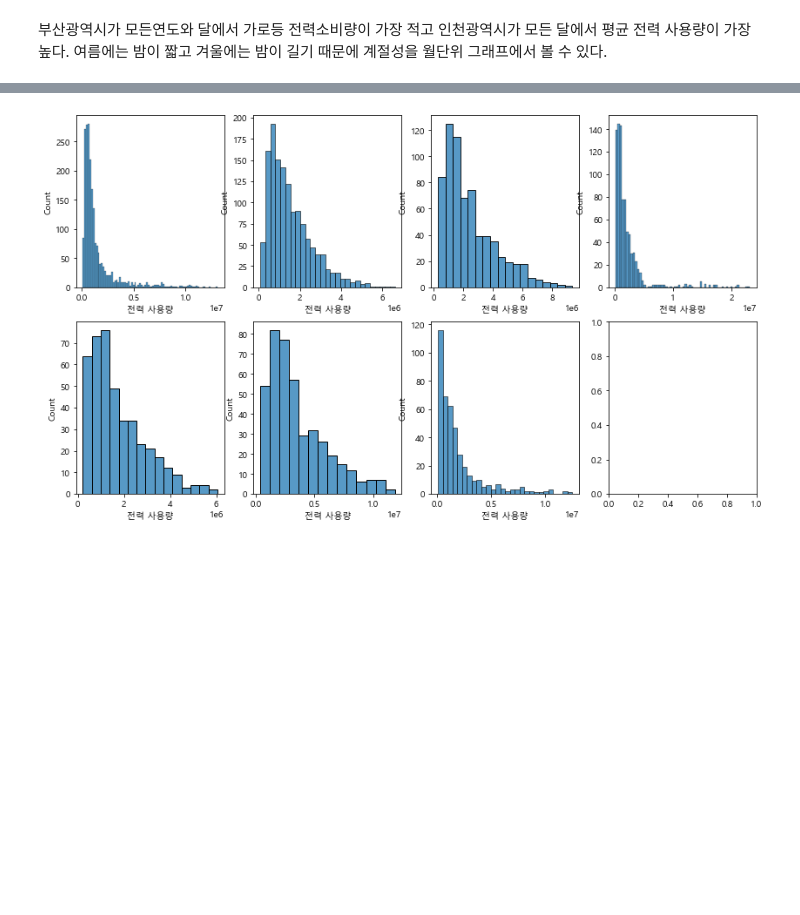
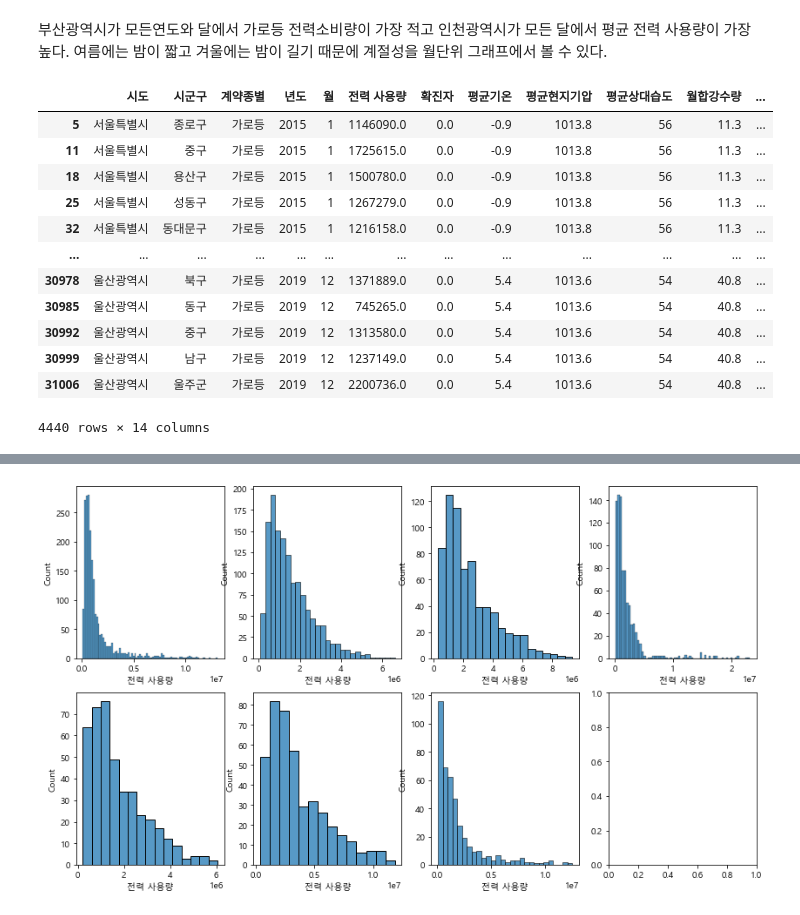
Before and after one commit to gyocheol/MachinLearning_project, a Jupyter notebook: 가로등과 심야 시각화.ipynb, the cells around one changed output, grey strips where cells are left out. Cells and saved outputs as stored; diff of their text form; code cells hidden in the pictures; blank space fills up the shorter version.

```diff
--- a/가로등과 심야 시각화.ipynb
+++ b/가로등과 심야 시각화.ipynb
@@ -143,3 +143,21 @@ sfig = splot.get_figure()
 # %% [markdown]
 부산광역시가 모든연도와 달에서 가로등 전력소비량이 가장 적고 인천광역시가 모든 달에서 평균 전력 사용량이 가장 높다.
 여름에는 밤이 짧고 겨울에는 밤이 길기 때문에 계절성을 월단위 그래프에서 볼 수 있다.
+# %%
+# 코로나 이전
+co_b = sl[(sl['년도']<2020)]
+co_b
+# %% [output]
+|  | 시도 | 시군구 | 계약종별 | 년도 | 월 | 전력 사용량 | 확진자 | 평균기온 | 평균현지기압 | 평균상대습도 | 월합강수량 | ... |
+| 5 | 서울특별시 | 종로구 | 가로등 | 2015 | 1 | 1146090.0 | 0.0 | -0.9 | 1013.8 | 56 | 11.3 | ... |
+| 11 | 서울특별시 | 중구 | 가로등 | 2015 | 1 | 1725615.0 | 0.0 | -0.9 | 1013.8 | 56 | 11.3 | ... |
+| 18 | 서울특별시 | 용산구 | 가로등 | 2015 | 1 | 1500780.0 | 0.0 | -0.9 | 1013.8 | 56 | 11.3 | ... |
+| 25 | 서울특별시 | 성동구 | 가로등 | 2015 | 1 | 1267279.0 | 0.0 | -0.9 | 1013.8 | 56 | 11.3 | ... |
+| 32 | 서울특별시 | 동대문구 | 가로등 | 2015 | 1 | 1216158.0 | 0.0 | -0.9 | 1013.8 | 56 | 11.3 | ... |
+| ... | ... | ... | ... | ... | ... | ... | ... | ... | ... | ... | ... | ... |
+| 30978 | 울산광역시 | 북구 | 가로등 | 2019 | 12 | 1371889.0 | 0.0 | 5.4 | 1013.6 | 54 | 40.8 | ... |
+| 30985 | 울산광역시 | 동구 | 가로등 | 2019 | 12 | 745265.0 | 0.0 | 5.4 | 1013.6 | 54 | 40.8 | ... |
+| 30992 | 울산광역시 | 중구 | 가로등 | 2019 | 12 | 1313580.0 | 0.0 | 5.4 | 1013.6 | 54 | 40.8 | ... |
+| 30999 | 울산광역시 | 남구 | 가로등 | 2019 | 12 | 1237149.0 | 0.0 | 5.4 | 1013.6 | 54 | 40.8 | ... |
+| 31006 | 울산광역시 | 울주군 | 가로등 | 2019 | 12 | 2200736.0 | 0.0 | 5.4 | 1013.6 | 54 | 40.8 | ... |
+4440 rows × 14 columns
```
Also changed, not shown: parts of 8 cells of this notebook.
